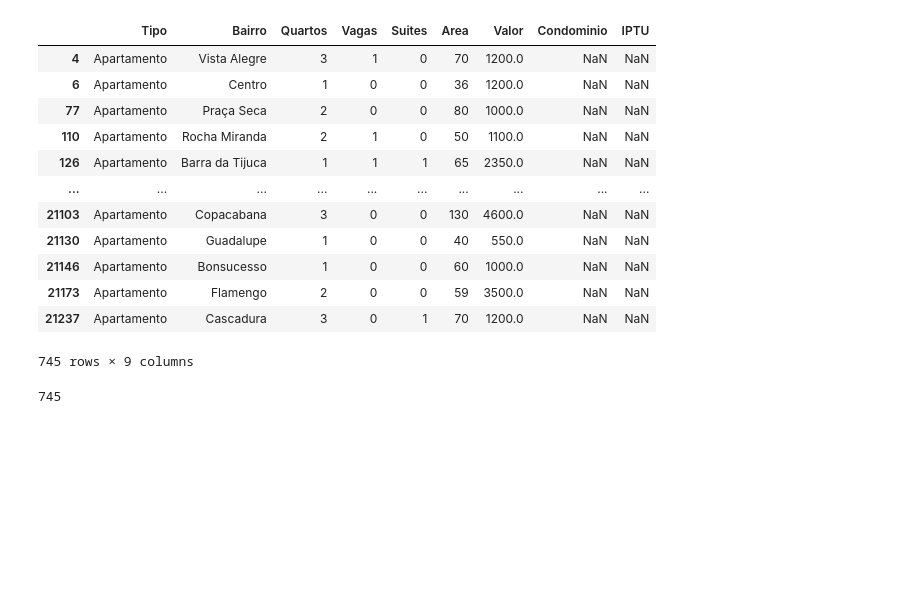
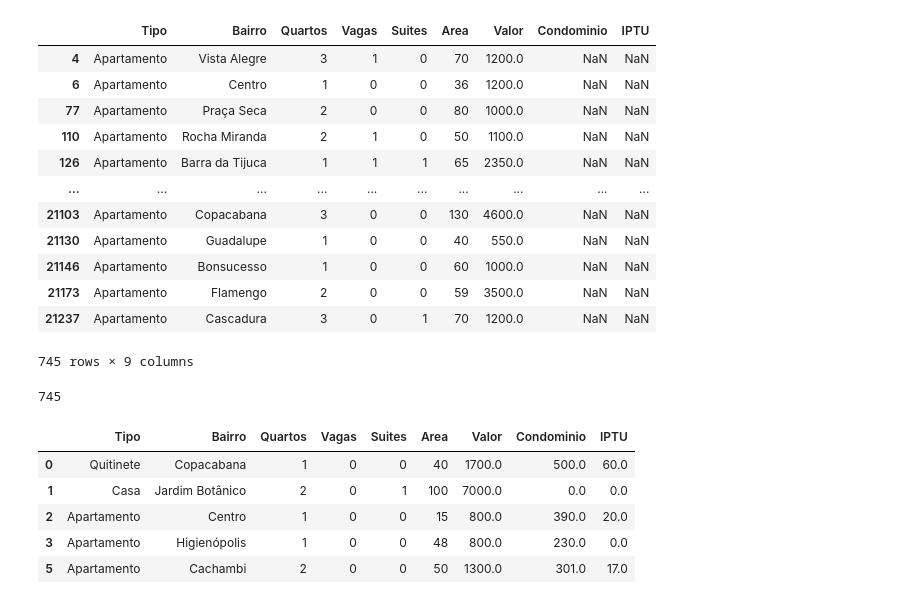
Before and after one commit to felipepereira2697/DataScience, a Jupyter notebook: Data Processing.ipynb, the cells around one changed output. Cells and saved outputs as stored; diff of their text form; code cells hidden in the pictures; blank space fills up the shorter version.

```diff
--- a/Data Processing.ipynb
+++ b/Data Processing.ipynb
@@ -132,0 +133,9 @@ data = data.fillna({'Condominio':0, })
+# %%
+data.head()
+# %% [output]
+|  | Tipo | Bairro | Quartos | Vagas | Suites | Area | Valor | Condominio | IPTU |
+| 0 | Quitinete | Copacabana | 1 | 0 | 0 | 40 | 1700.0 | 500.0 | 60.0 |
+| 1 | Casa | Jardim Botânico | 2 | 0 | 1 | 100 | 7000.0 | 0.0 | 0.0 |
+| 2 | Apartamento | Centro | 1 | 0 | 0 | 15 | 800.0 | 390.0 | 20.0 |
+| 3 | Apartamento | Higienópolis | 1 | 0 | 0 | 48 | 800.0 | 230.0 | 0.0 |
+| 5 | Apartamento | Cachambi | 2 | 0 | 0 | 50 | 1300.0 | 301.0 | 17.0 |
```
Also changed, not shown: parts of 4 cells of this notebook, 1 other file.
